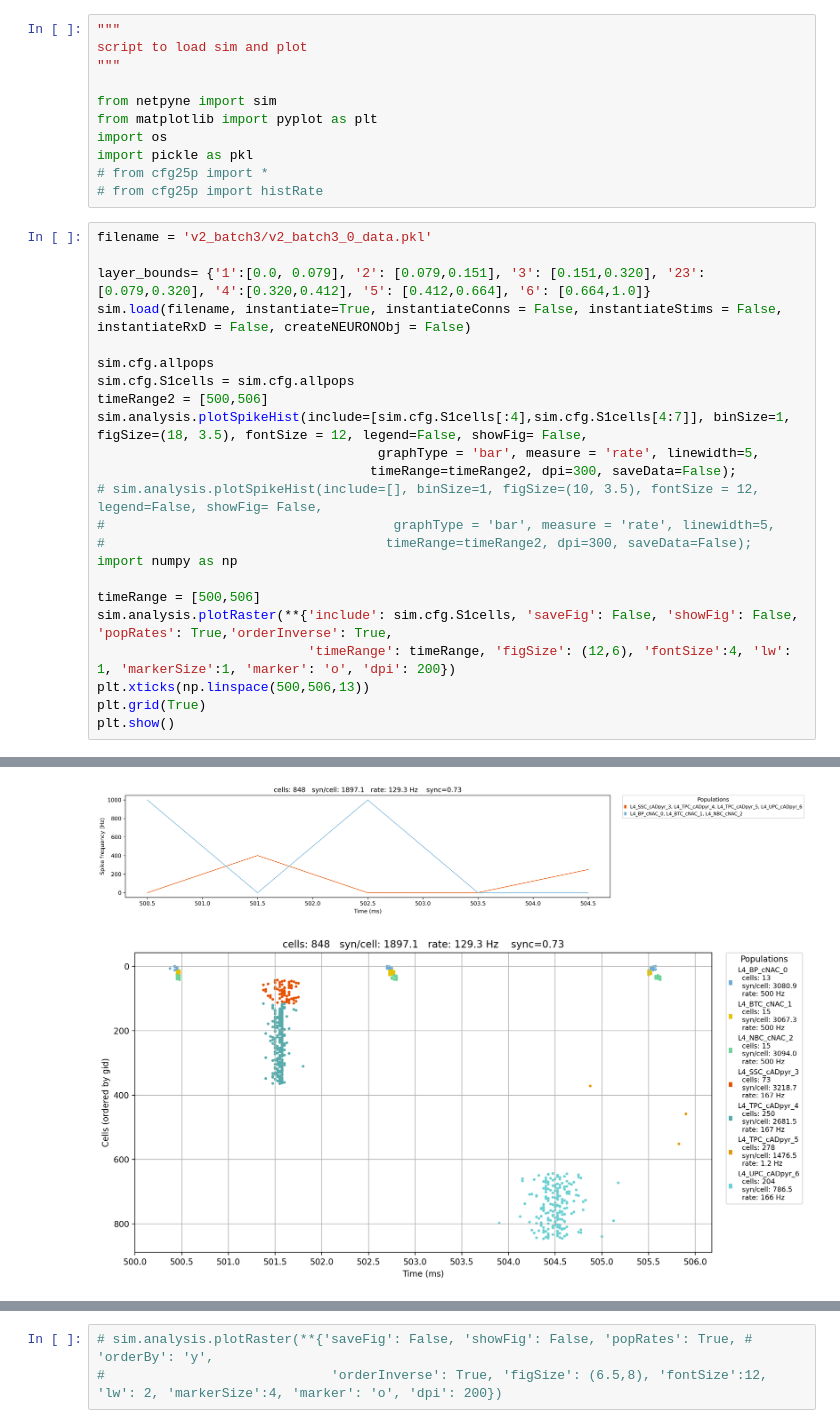
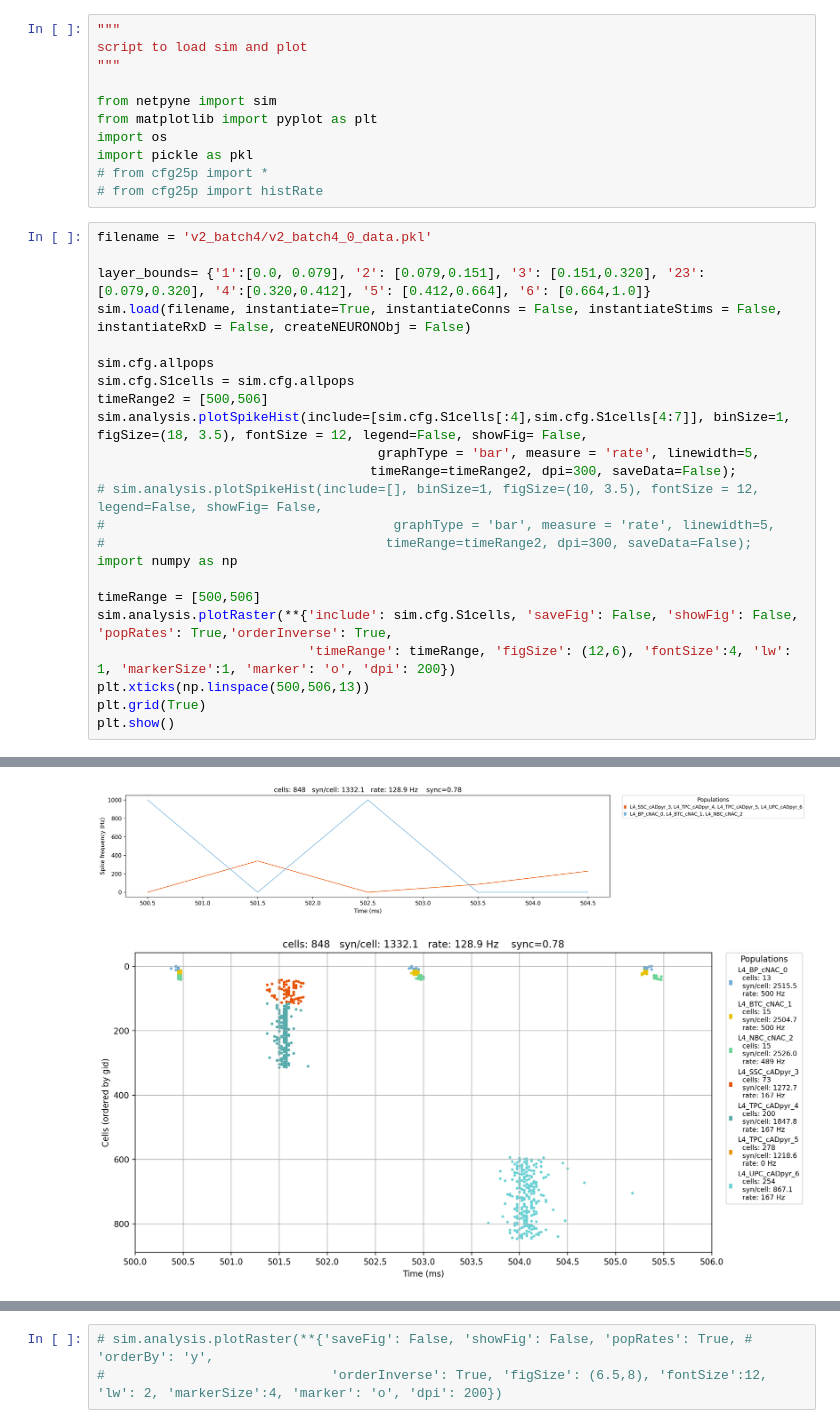
Before and after one commit to LucasBentivoglio/S1_opto_Thal, a Jupyter notebook: data/analysis_vx_batchx.ipynb, the cells around one changed output, grey strips where cells are left out. Saved outputs shown, nothing was run; the diff lists cells and outputs as text.

```diff
--- a/data/analysis_vx_batchx.ipynb
+++ b/data/analysis_vx_batchx.ipynb
@@ -10,7 +10,7 @@ import pickle as pkl
 # from cfg25p import *
 # from cfg25p import histRate
 # %%
-filename = 'v2_batch3/v2_batch3_0_data.pkl'
+filename = 'v2_batch4/v2_batch4_0_data.pkl'
 
 layer_bounds= {'1':[0.0, 0.079], '2': [0.079,0.151], '3': [0.151,0.320], '23': [0.079,0.320], '4':[0.320,0.412], '5': [0.412,0.664], '6': [0.664,1.0]}
 sim.load(filename, instantiate=True, instantiateConns = False, instantiateStims = False, instantiateRxD = False, createNEURONObj = False)
@@ -47,9 +46,9 @@ Warning: could not find VecStim point process mechanism required for population
 Loading simData...
 Recording 0 traces of 0 types on node 0
 Preparing spike data...
 Plotting spike frequency...
 Preparing spike data...
 Plotting raster...
-[figure, old version]
+[figure, new version]
-[figure, old version]
+[figure, new version]
 # %%
```
Also changed, not shown: parts of 13 cells of this notebook, 20 other files.
